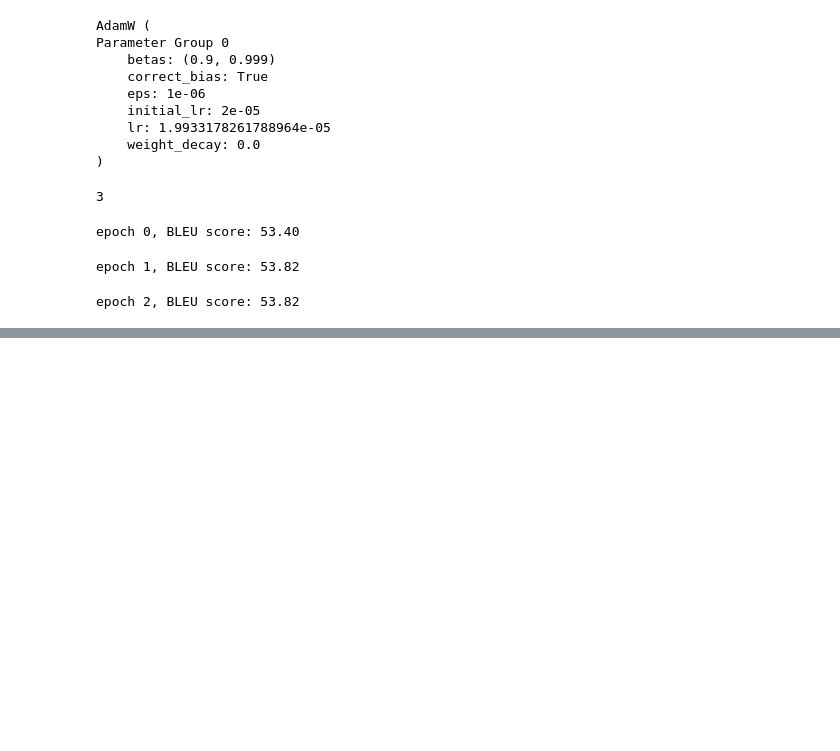
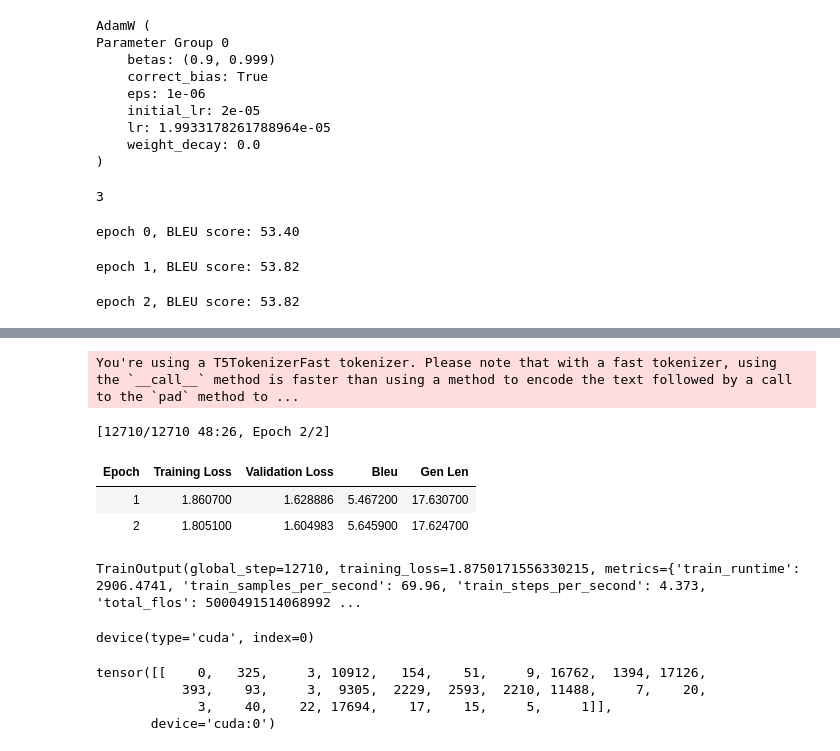
Before and after one commit to lkk688/DeepDataMiningLearning, a Jupyter notebook: nlp/huggingfaceSequence.ipynb, the cells around one changed output, grey strips where cells are left out. Drawn from its saved outputs; the diff is of its cells as text; code cells hidden in the pictures; blank space fills up the shorter version.

```diff
--- a/nlp/huggingfaceSequence.ipynb
+++ b/nlp/huggingfaceSequence.ipynb
@@ -432,0 +521,8 @@ unwrapped_model.save_pretrained(output_dir, save_function=accelerator.save)
+# %%
+from transformers import DataCollatorForSeq2Seq
+
+data_collator = DataCollatorForSeq2Seq(tokenizer=tokenizer, model=checkpoint)
+# %%
+import evaluate
+
+metric = evaluate.load("sacrebleu")
@@ -432,0 +558,28 @@ unwrapped_model.save_pretrained(output_dir, save_function=accelerator.save)
+# %%
+from transformers import AutoModelForSeq2SeqLM, Seq2SeqTrainingArguments, Seq2SeqTrainer
+
+model = AutoModelForSeq2SeqLM.from_pretrained(checkpoint)
+# %%
+training_args = Seq2SeqTrainingArguments(
+    output_dir="my_awesome_opus_books_model",
+    evaluation_strategy="epoch",
+    learning_rate=2e-5,
+    per_device_train_batch_size=16,
+    per_device_eval_batch_size=16,
+    weight_decay=0.01,
+    save_total_limit=3,
+    num_train_epochs=2,
+    predict_with_generate=True,
+    fp16=True,
+    push_to_hub=True,
+)
+
+trainer = Seq2SeqTrainer(
+    model=model,
+    args=training_args,
+    train_dataset=tokenized_books["train"],
+    eval_dataset=tokenized_books["test"],
+    tokenizer=tokenizer,
+    data_collator=data_collator,
+    compute_metrics=compute_metrics,
+)
@@ -432,0 +589,9 @@ unwrapped_model.save_pretrained(output_dir, save_function=accelerator.save)
+# %%
+trainer.train()
+# %% [output]
+You're using a T5TokenizerFast tokenizer. Please note that with a fast tokenizer, using the `__call__` method is faster than using a method to encode the text followed by a call to the `pad` method to ...
+[12710/12710 48:26, Epoch 2/2]
+| Epoch | Training Loss | Validation Loss | Bleu | Gen Len |
+| 1 | 1.860700 | 1.628886 | 5.467200 | 17.630700 |
+| 2 | 1.805100 | 1.604983 | 5.645900 | 17.624700 |
+TrainOutput(global_step=12710, training_loss=1.8750171556330215, metrics={'train_runtime': 2906.4741, 'train_samples_per_second': 69.96, 'train_steps_per_second': 4.373, 'total_flos': 5000491514068992 ...
@@ -432,0 +602,4 @@ unwrapped_model.save_pretrained(output_dir, save_function=accelerator.save)
+# %%
+model.device
+# %% [output]
+device(type='cuda', index=0)
@@ -432,0 +608,7 @@ unwrapped_model.save_pretrained(output_dir, save_function=accelerator.save)
+# %%
+outputs
+# %% [output]
+tensor([[    0,   325,     3, 10912,   154,    51,     9, 16762,  1394, 17126,
+           393,    93,     3,  9305,  2229,  2593,  2210, 11488,     7,    20,
+             3,    40,    22, 17694,    17,    15,     5,     1]],
+       device='cuda:0')
```
Also changed, not shown: parts of 47 cells of this notebook, 1 other file.
